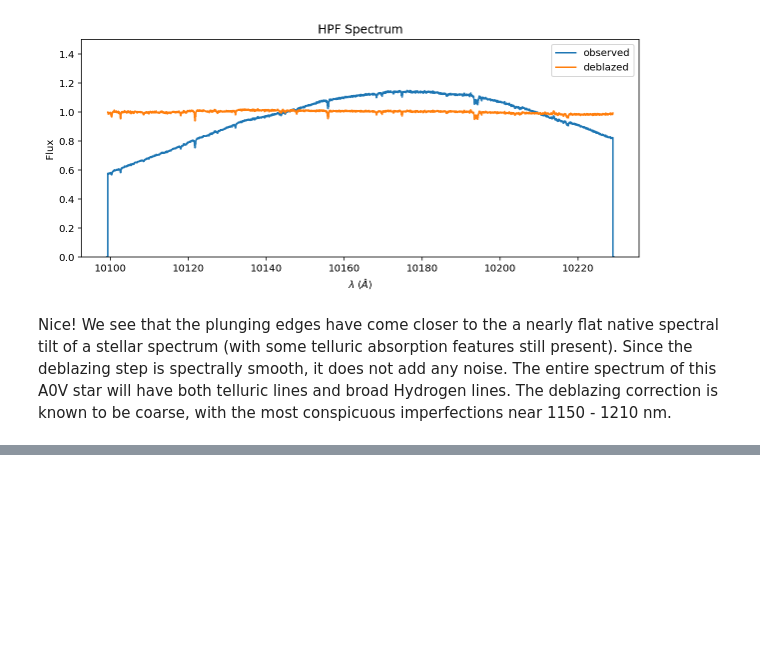
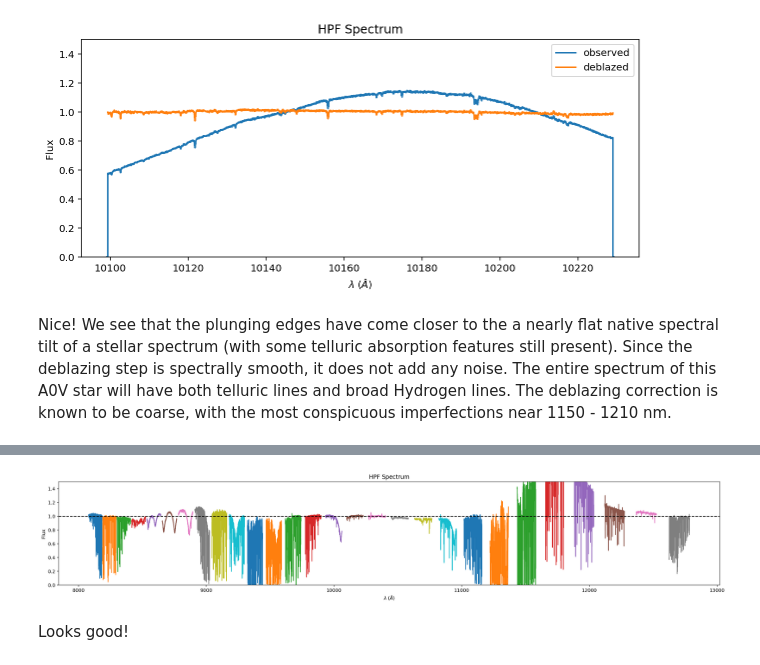
Before and after one commit to OttoStruve/muler, a Jupyter notebook: docs/tutorials/Deblazing_HPF_spectra.ipynb, the cells around one changed output, grey strips where cells are left out. Drawn from its saved outputs; the diff is of its cells as text; code cells hidden in the pictures; blank space fills up the shorter version.

```diff
--- a/docs/tutorials/Deblazing_HPF_spectra.ipynb
+++ b/docs/tutorials/Deblazing_HPF_spectra.ipynb
@@ -32,0 +34,8 @@ This pattern will look familiar to most infrared astronomers: a Rayleigh-Jeans t
+# %%
+refined = spectra.deblaze().normalize().flatten_by_black_body(10_000).trim_edges((5, 2043))
+ax = refined.plot(ylo=0, yhi=1.5);
+ax.axhline(1.0, color='k', linestyle='dashed');
+# %% [output]
+[figure, added]
+# %% [markdown]
+Looks good!
```
Also changed, not shown: parts of 2 cells of this notebook, 1 other file.
